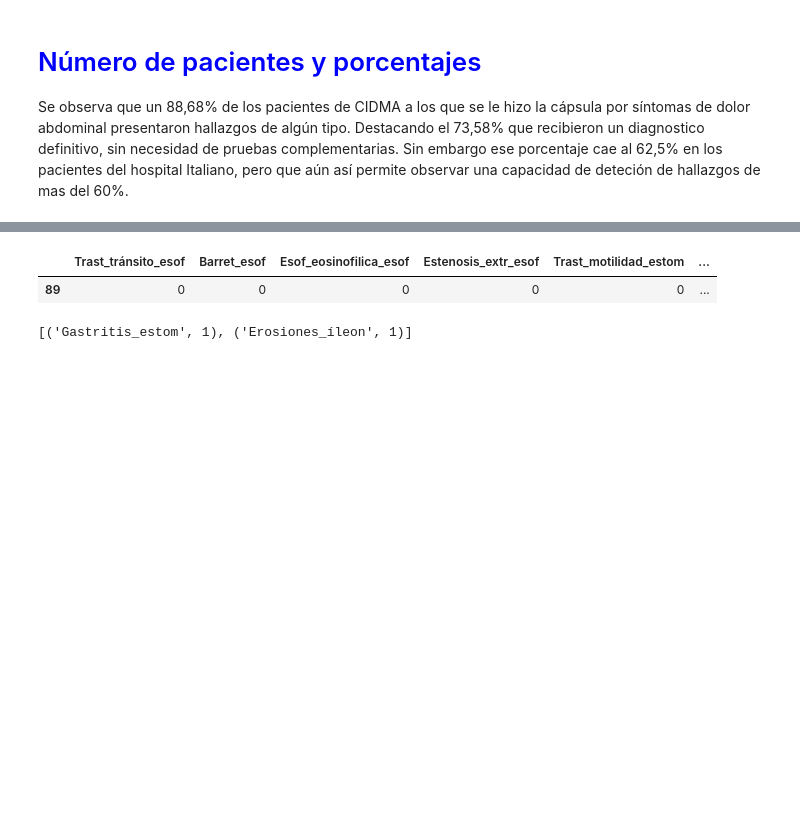
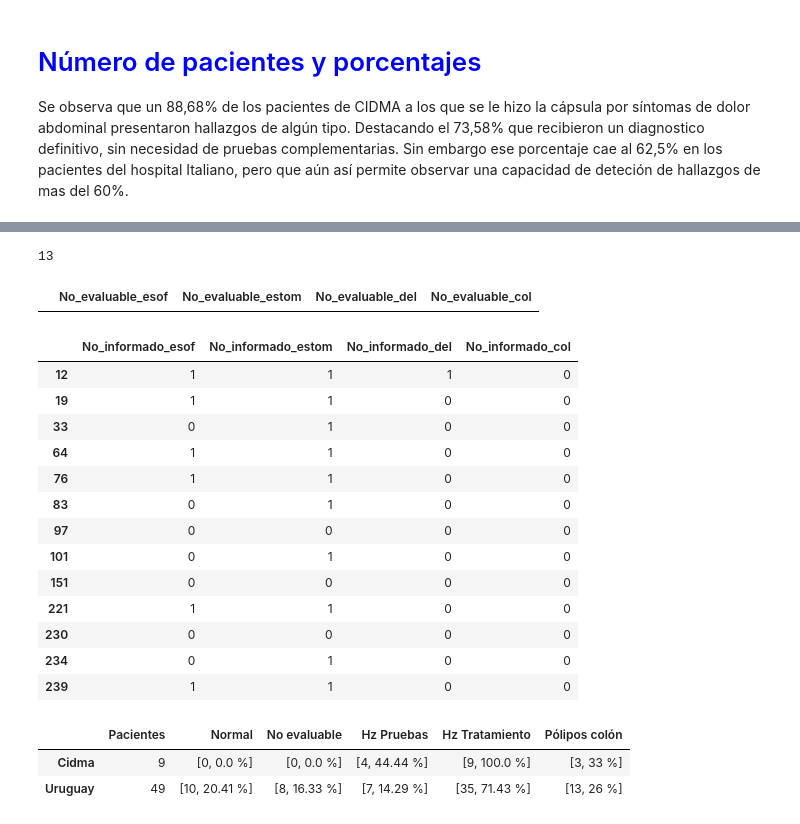
Before and after one commit to Hermenegildo12/Capsula_endoscopia, a Jupyter notebook: Capsula.ipynb, the cells around one changed output, grey strips where cells are left out. Cells and saved outputs as stored; diff of their text form; code cells hidden in the pictures; blank space fills up the shorter version.

```diff
--- a/Capsula.ipynb
+++ b/Capsula.ipynb
@@ -423 +477,4 @@ Se observa que un 88,68% de los pacientes de CIDMA a los que se le hizo la cáps
+# %%
+datos["Enf_II"]=datos.apply(lambda fila: EII(fila),axis=1)
+datos["Enf_II"].value_counts()
 # %%
@@ -488,0 +972,2 @@ len(cidma_cribado[cidma_cribado["Hz_Tta"]>=1])
+# %%
+no_informado=['No_informado_esof','No_informado_estom','No_informado_del','No_informado_col']
@@ -489,3 +982,3 @@ len(cidma_cribado[cidma_cribado["Hz_Tta"]>=1])
 # %%
-cidma_a = datos[(datos['Médico']==0) & (datos["Cribado"]==1)]
-len(cidma_a)
+uruguay_cribado = datos[(datos['Médico']==1) &
+                (datos['Cribado']==1)]
@@ -821,6 +984,0 @@ Anemia Uruguay hallazgos pruebas complementarias más frecuentes [('Erosiones_ye
-# %%
-cidma_a = datos[(datos['Médico']==0) & (datos["Alt_tránsito"]==1)]
-cidma_a[hz_prueba]
-# %% [output]
-|  | Trast_tránsito_esof | Barret_esof | Esof_eosinofilica_esof | Estenosis_extr_esof | Trast_motilidad_estom | ... |
-| 89 | 0 | 0 | 0 | 0 | 0 | ... |
@@ -847,4 +985,39 @@ hz_prueba_frec_cidma=sorted(hz_prueba_frec_cidma.items(), key=operator.itemgette
-# %%
-hz_prueba_frec_cidma
-# %% [output]
-[('Gastritis_estom', 1), ('Erosiones_íleon', 1)]
+# %%
+#Pacientes del hospital Italiano con indicación de cribado con hallazgos de pólipos
+len(uruguay_cribado[uruguay_cribado["Pólipo_col"]==1])
+# %% [output]
+13
+# %%
+uruguay_polipo=uruguay_cribado[uruguay_cribado["Pólipo_col"]==1]
+# %%
+#De esos pacientes con pólipos, número con zonas del tracto digestivo no evaluable.
+no_evaluable_polipo_uru=uruguay_polipo[(uruguay_polipo['No_evaluable_esof']==1) | (uruguay_polipo["No_evaluable_estom"]==1)
+       | (uruguay_polipo['No_evaluable_del']==1) | (uruguay_polipo['No_evaluable_col']==1)]
+no_evaluable_polipo_uru[no_evaluable]
+# %% [output]
+|  | No_evaluable_esof | No_evaluable_estom | No_evaluable_del | No_evaluable_col |
+# %%
+#De esos mismos pacientes, cuales son los que tienen alguna zona GI sin informar
+uruguay_polipo[no_informado]
+# %% [output]
+|  | No_informado_esof | No_informado_estom | No_informado_del | No_informado_col |
+| 12 | 1 | 1 | 1 | 0 |
+| 19 | 1 | 1 | 0 | 0 |
+| 33 | 0 | 1 | 0 | 0 |
+| 64 | 1 | 1 | 0 | 0 |
+| 76 | 1 | 1 | 0 | 0 |
+| 83 | 0 | 1 | 0 | 0 |
+| 97 | 0 | 0 | 0 | 0 |
+| 101 | 0 | 1 | 0 | 0 |
+| 151 | 0 | 0 | 0 | 0 |
+| 221 | 1 | 1 | 0 | 0 |
+| 230 | 0 | 0 | 0 | 0 |
+| 234 | 0 | 1 | 0 | 0 |
+| 239 | 1 | 1 | 0 | 0 |
+# %%
+a["Pólipos colón"]=[[3,(str((3*100//9))+" %")],[13,(str((13*100//49))+" %")]]
+a
+# %% [output]
+|  | Pacientes | Normal | No evaluable | Hz Pruebas | Hz Tratamiento | Pólipos colón |
+| Cidma | 9 | [0, 0.0 %] | [0, 0.0 %] | [4, 44.44 %] | [9, 100.0 %] | [3, 33 %] |
+| Uruguay | 49 | [10, 20.41 %] | [8, 16.33 %] | [7, 14.29 %] | [35, 71.43 %] | [13, 26 %] |
```
Also changed, not shown: parts of 32 cells of this notebook.
